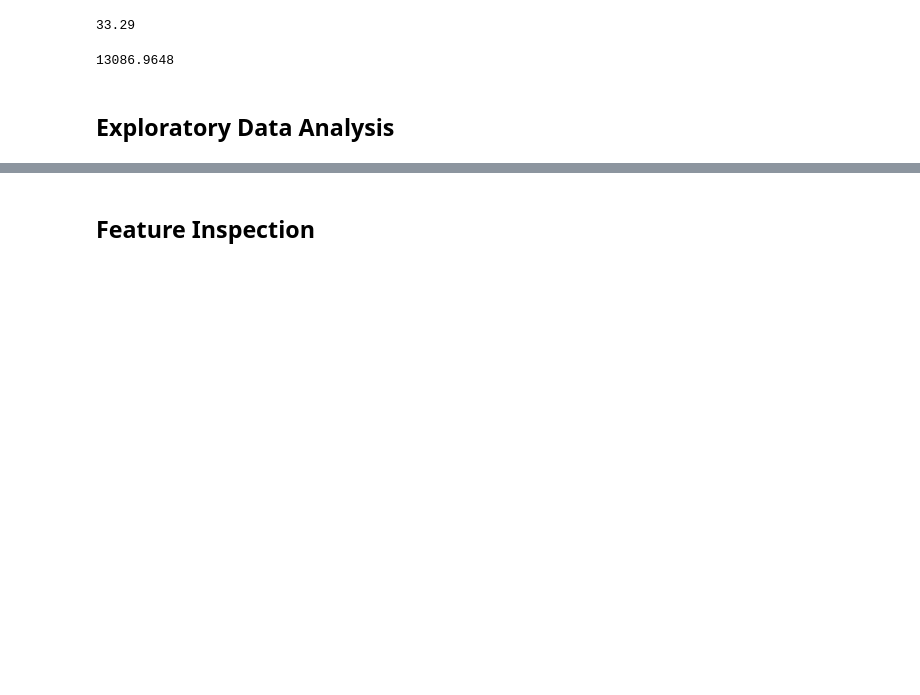
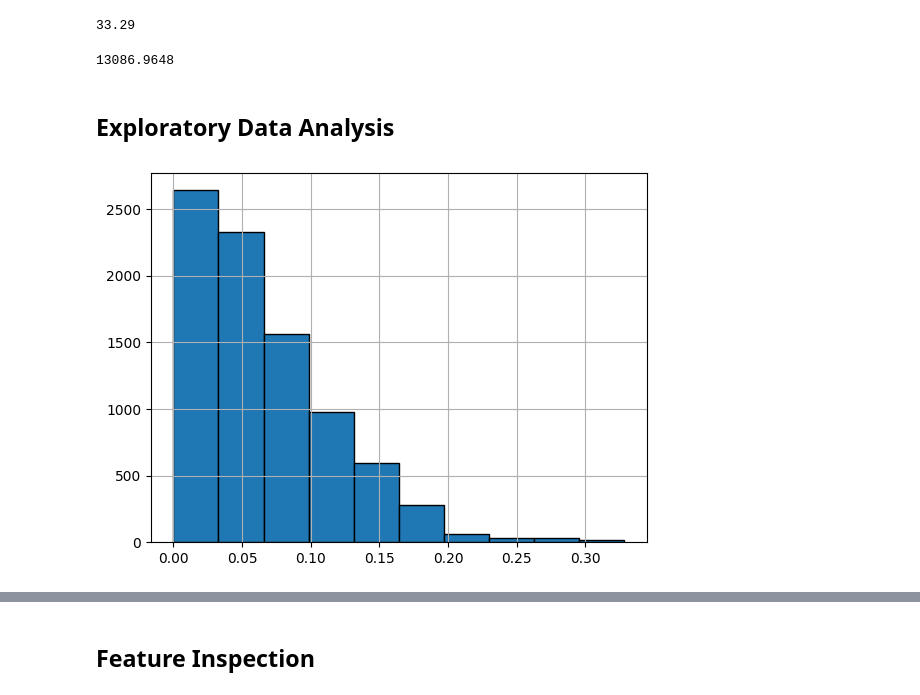
Before and after one commit to BakloutiMolka/Prediction-of-Product-Sales, a Jupyter notebook: Prediction_of_Product_Sales.ipynb, the cells around one changed output, grey strips where cells are left out. Saved outputs shown, nothing was run; the diff lists cells and outputs as text; code cells hidden in the pictures; blank space fills up the shorter version.

```diff
--- a/Prediction_of_Product_Sales.ipynb
+++ b/Prediction_of_Product_Sales.ipynb
@@ -248,3 +250,7 @@ df['Item_Outlet_Sales'].max()
 13086.9648
 # %% [markdown]
 ## Exploratory Data Analysis
+# %%
+ax = df['Item_Visibility'].hist(edgecolor = 'black')
+# %% [output]
+[figure, added]
```
Also changed, not shown: parts of 16 cells of this notebook.
